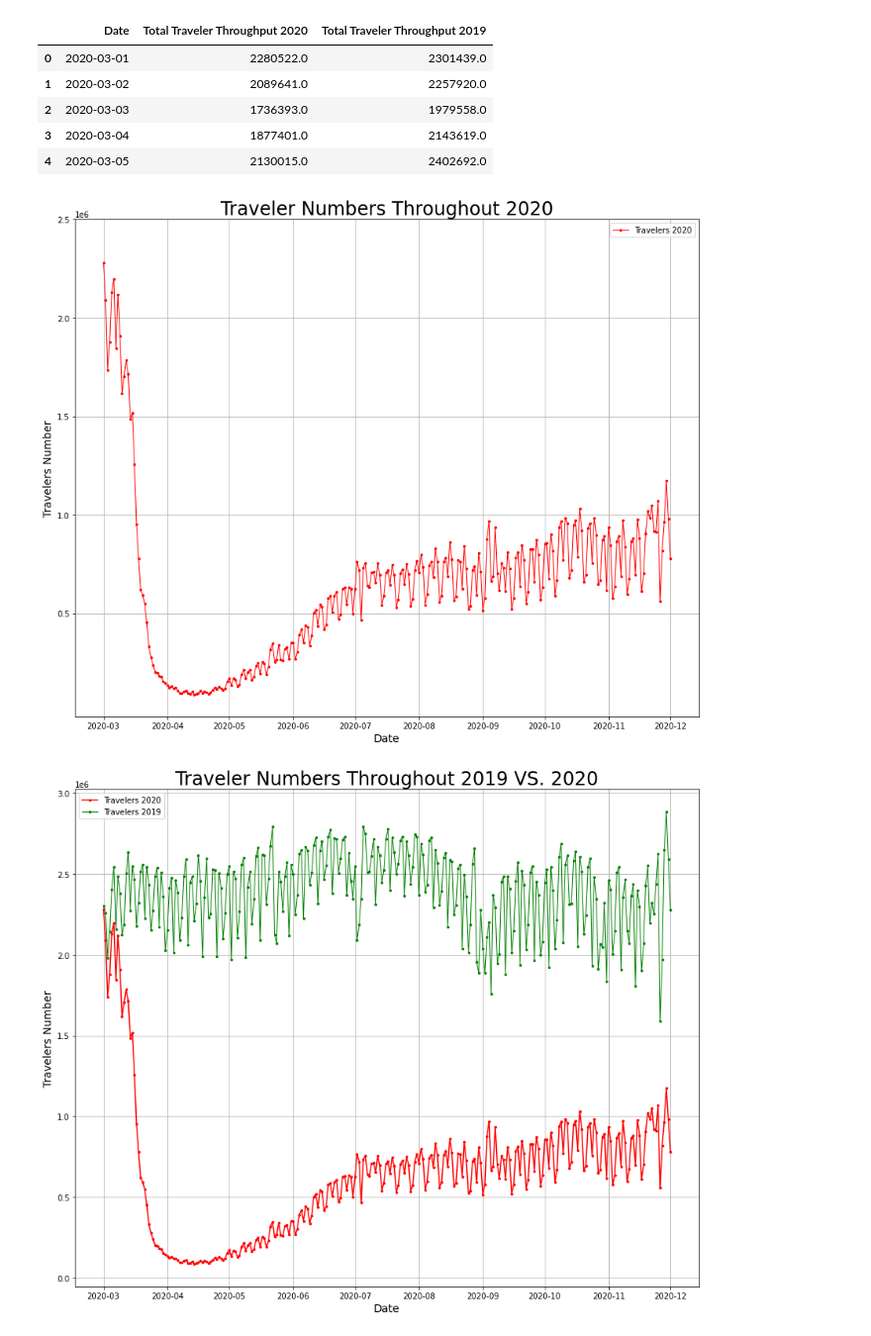
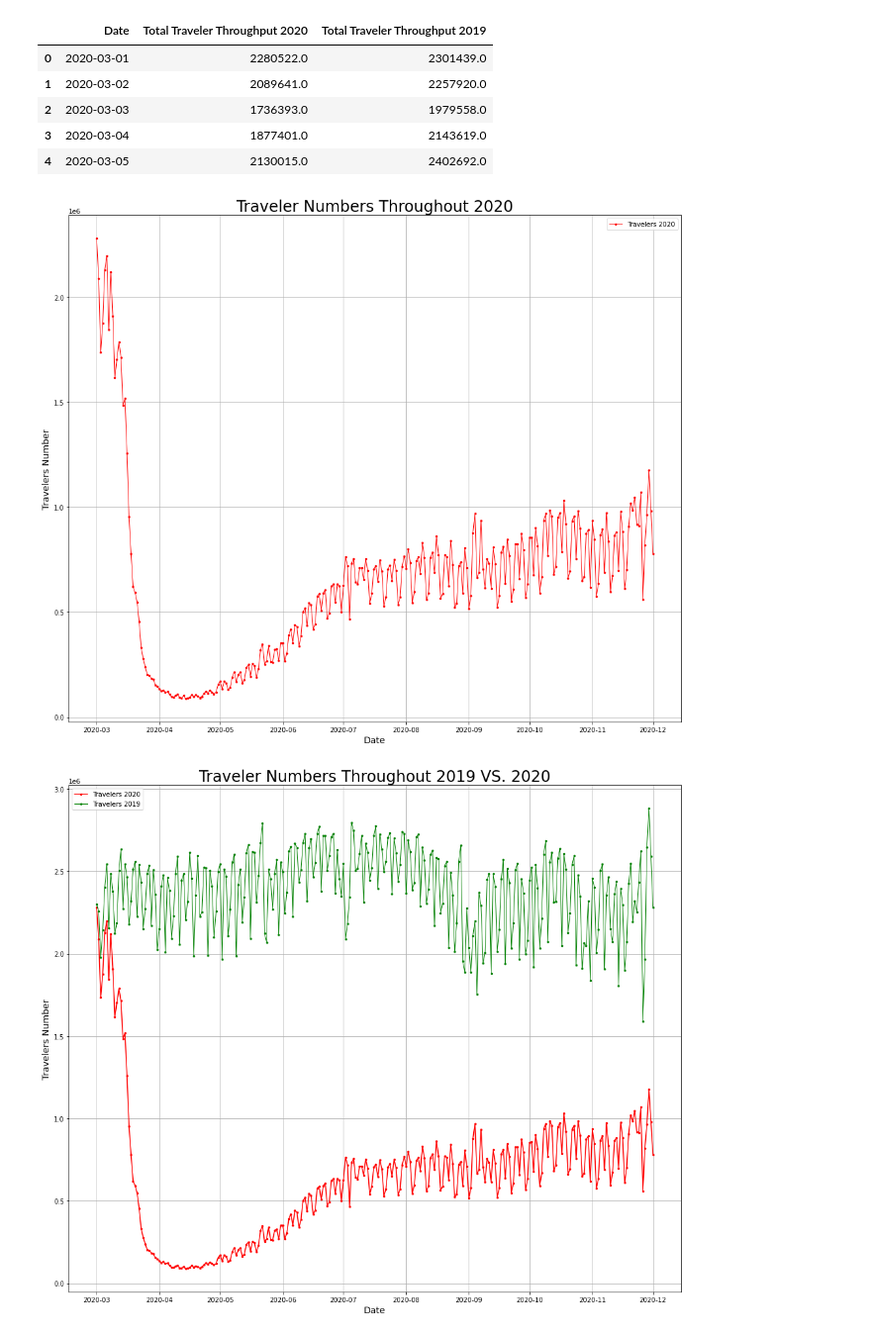
Before and after one commit to drcheerful99/project1, a Jupyter notebook: sonny_analysis.ipynb, the cells around one changed output. Shown: that part at 99% size. Cells and saved outputs as stored; diff of their text form; code cells hidden in the pictures.

```diff
--- a/sonny_analysis.ipynb
+++ b/sonny_analysis.ipynb
@@ -16,8 +17,8 @@ tsa.head()
 | 4 | 2020-03-05 | 2130015.0 | 2402692.0 |
 # %%
 # Total Traveler Throughput 2020
-from matplotlib import rcParams
-rcParams['figure.figsize'] = 12,10
+
+rcParams['figure.figsize'] = 14,12
 
 date = tsa['Date']
 travelers_2020 = tsa['Total Traveler Throughput 2020']
@@ -30,40 +31,41 @@ plt.ylabel('Travelers Number',fontsize = 14)
 # plt.xlim()
 # plt.xticks(date[::])
 
-plt.ylim()
-plt.yticks([500000, 1000000, 1500000, 2000000, 2500000])
+# plt.ylim()
+# plt.yticks([])
+
 
 plt.legend()
 plt.grid()
 plt.tight_layout()
 plt.show()
 # %% [output]
-[figure, old version]
+[figure, new version]
 # %%
 # comparing 2020 to 2019
 from matplotlib import rcParams
-rcParams['figure.figsize'] = 12,10
+rcParams['figure.figsize'] = 14,12
 
 date = tsa['Date']
 travelers_2020 = tsa['Total Traveler Throughput 2020']
 plt.plot(date,travelers_2020, color='r', marker='.', markersize=5, label='Travelers 2020', linestyle='-')
 
 travelers_2019 = tsa['Total Traveler Throughput 2019']
 plt.plot(date,travelers_2019, color='g', linewidth=1, marker='.', markersize=5, label='Travelers 2019', linestyle='-')
 
 plt.title('Traveler Numbers Throughout 2019 VS. 2020',fontsize = 24)
 plt.xlabel('Date',fontsize = 14)
 plt.ylabel('Travelers Number',fontsize = 14)
 
 # plt.xlim()
-# plt.xticks(date[::])
+# plt.xticks(date[])
 
 # plt.ylim()
 # plt.yticks([])
 
 plt.legend()
 plt.grid()
 plt.tight_layout()
 plt.show()
 # %% [output]
-[figure, old version]
+[figure, new version]
```
Also changed, not shown: parts of 1 cell of this notebook.
